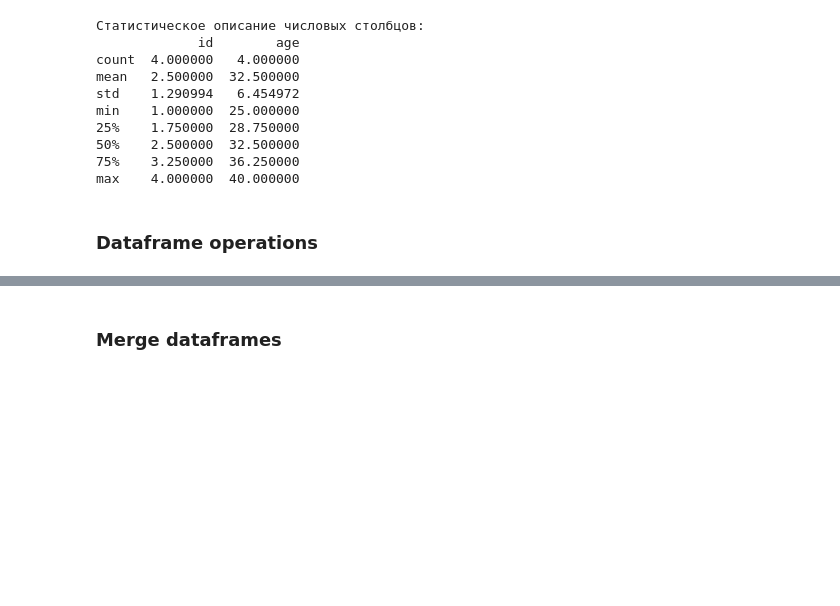
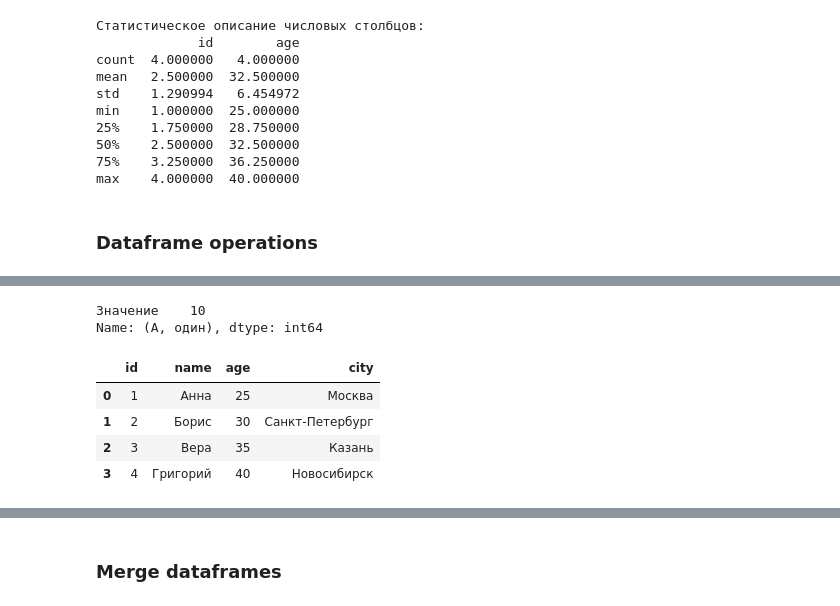
Before and after one commit to SyomaKiss/edu_numpy_pandas_pytorch, a Jupyter notebook: notebooks/pandas_basics.ipynb, the cells around one changed output, grey strips where cells are left out. Drawn from its saved outputs; the diff is of its cells as text; code cells hidden in the pictures; blank space fills up the shorter version.

```diff
--- a/notebooks/pandas_basics.ipynb
+++ b/notebooks/pandas_basics.ipynb
@@ -437,0 +475,7 @@ row2    2
+# %%
+type(df_multi.loc['A'])
+type(df_multi.loc[('A', 'один')])
+df_multi.loc[('A', 'один')]
+# %% [output]
+Значение    10
+Name: (A, один), dtype: int64
@@ -437,0 +491,8 @@ row2    2
+# %%
+df4
+# %% [output]
+|  | id | name | age | city |
+| 0 | 1 | Анна | 25 | Москва |
+| 1 | 2 | Борис | 30 | Санкт-Петербург |
+| 2 | 3 | Вера | 35 | Казань |
+| 3 | 4 | Григорий | 40 | Новосибирск |
```
Also changed, not shown: parts of 38 cells of this notebook, 2 other files.
